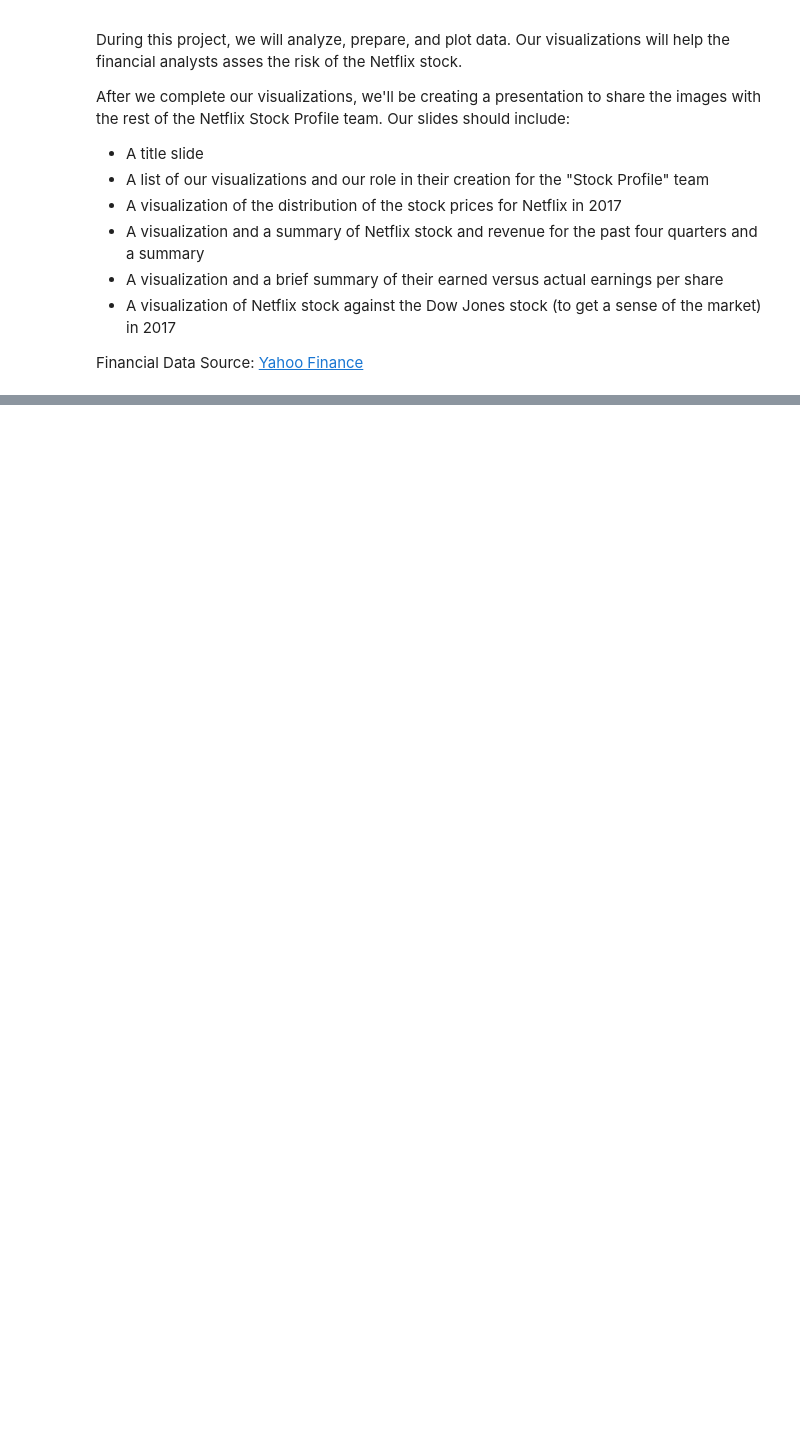
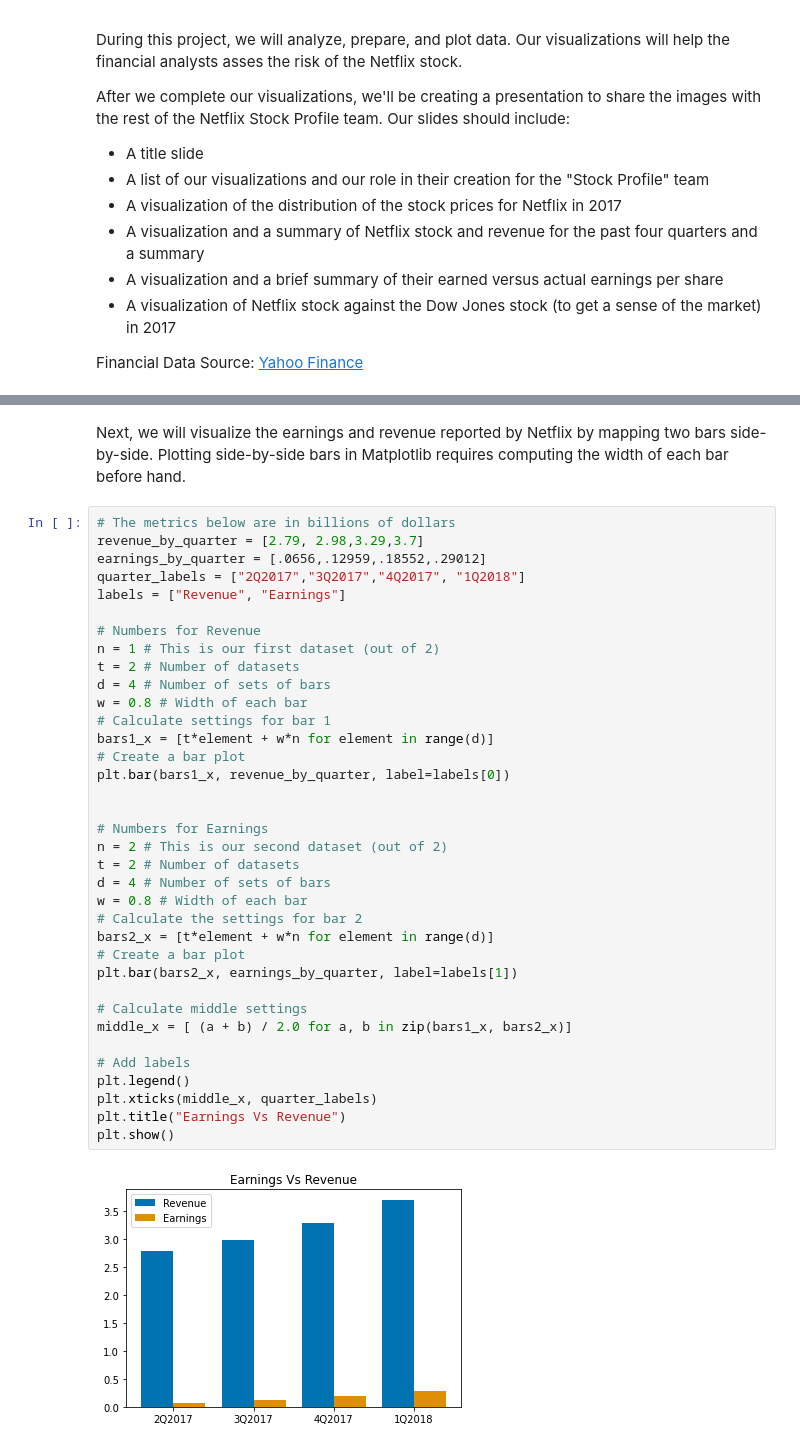
Before and after one commit to soyuz108/Netflix-Stocks-Capstone, a Jupyter notebook: netflix_visualizations.ipynb, the cells around one changed output, grey strips where cells are left out. Cells and saved outputs as stored; diff of their text form; blank space fills up the shorter version.

```diff
--- a/netflix_visualizations.ipynb
+++ b/netflix_visualizations.ipynb
@@ -227,0 +113,40 @@ Remember that your slideshow must include:
+# %% [markdown]
+Next, we will visualize the earnings and revenue reported by Netflix by mapping two bars side-by-side. Plotting side-by-side bars in Matplotlib requires computing the width of each bar before hand.
+# %%
+# The metrics below are in billions of dollars
+revenue_by_quarter = [2.79, 2.98,3.29,3.7]
+earnings_by_quarter = [.0656,.12959,.18552,.29012]
+quarter_labels = ["2Q2017","3Q2017","4Q2017", "1Q2018"]
+labels = ["Revenue", "Earnings"]
+
+# Numbers for Revenue
+n = 1 # This is our first dataset (out of 2)
+t = 2 # Number of datasets
+d = 4 # Number of sets of bars
+w = 0.8 # Width of each bar
+# Calculate settings for bar 1
+bars1_x = [t*element + w*n for element in range(d)]
+# Create a bar plot
+plt.bar(bars1_x, revenue_by_quarter, label=labels[0])
+
+
+# Numbers for Earnings
+n = 2 # This is our second dataset (out of 2)
+t = 2 # Number of datasets
+d = 4 # Number of sets of bars
+w = 0.8 # Width of each bar
+# Calculate the settings for bar 2
+bars2_x = [t*element + w*n for element in range(d)]
+# Create a bar plot
+plt.bar(bars2_x, earnings_by_quarter, label=labels[1])
+
+# Calculate middle settings
+middle_x = [ (a + b) / 2.0 for a, b in zip(bars1_x, bars2_x)]
+
+# Add labels
+plt.legend()
+plt.xticks(middle_x, quarter_labels)
+plt.title("Earnings Vs Revenue")
+plt.show()
+# %% [output]
+[figure, added]
```
Also changed, not shown: parts of 38 cells of this notebook.
